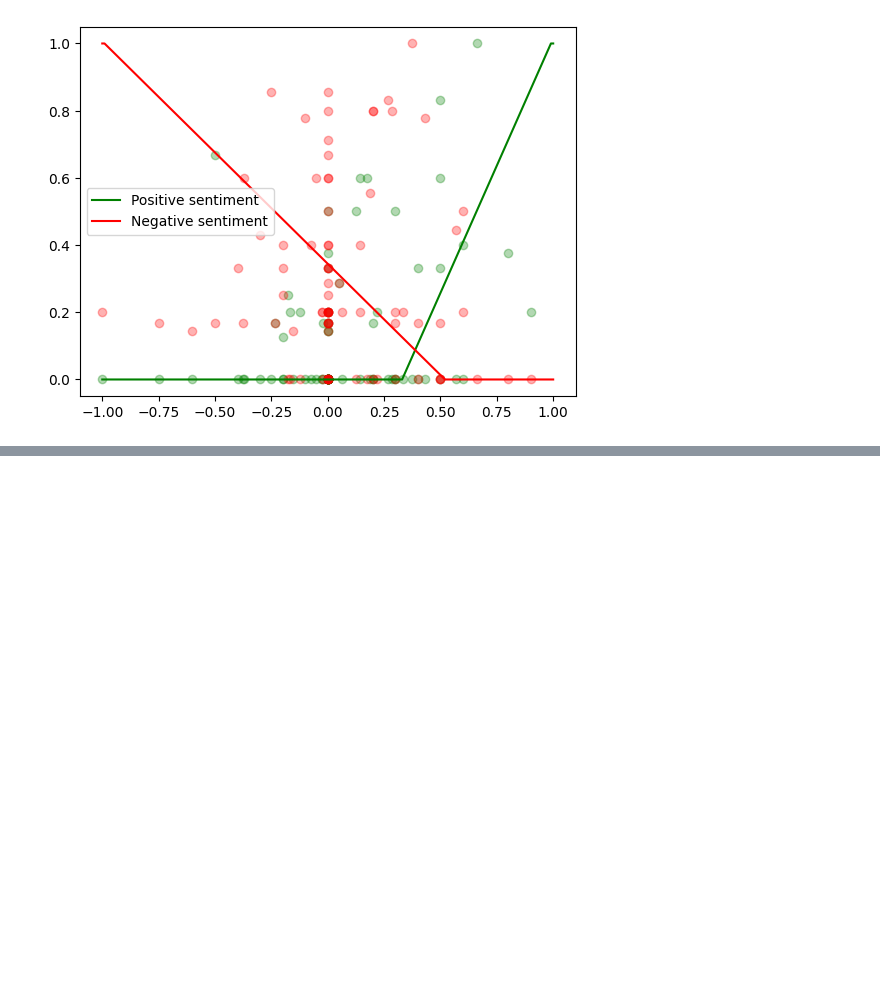
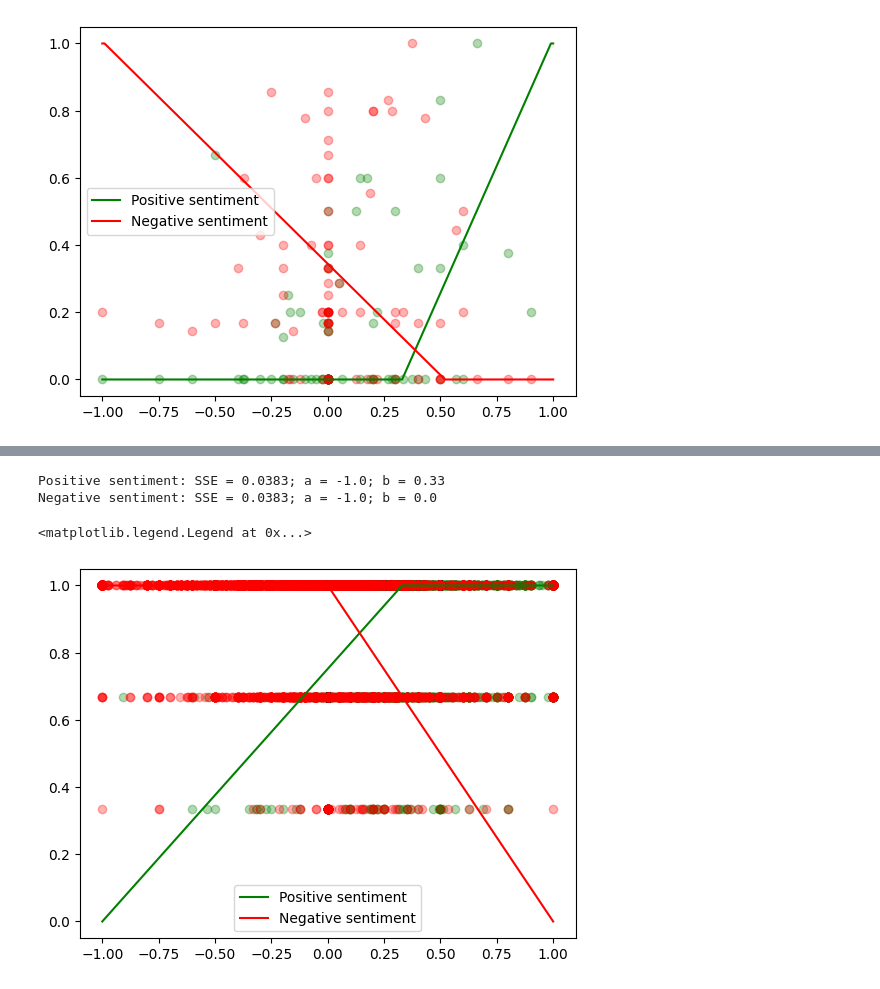
Before and after one commit to msvana/dissertation, a Jupyter notebook: notebooks/nuclear_energy.ipynb, the cells around one changed output, grey strips where cells are left out. Saved outputs shown, nothing was run; the diff lists cells and outputs as text; code cells hidden in the pictures; blank space fills up the shorter version.

```diff
--- a/notebooks/nuclear_energy.ipynb
+++ b/notebooks/nuclear_energy.ipynb
@@ -106,3 +106,8 @@ plt.legend()
 # %% [output]
 <matplotlib.legend.Legend at 0x...>
 [figure]
+# %%
+df_airlines = pd.read_csv('../datasets/airlines.csv', encoding_errors='ignore', delimiter=';')
+df_airlines = df_airlines[['airline_sentiment', 'airline_sentiment_confidence', 'Sla sentimentu', 'text']]
+df_airlines = df_airlines.rename(columns={'Sla sentimentu': 'sentiment_strength'})
+df_airlines.head()
@@ -108,0 +121,3 @@ plt.legend()
+# %%
+strength_max = df_airlines['sentiment_strength'].max()
+strength_max
@@ -108,0 +126,5 @@ plt.legend()
+# %%
+df_airlines['sentiment_strength_normalized'] = df_airlines['sentiment_strength'].apply(lambda x: x / strength_max)
+df_airlines['polarity'] = [tb.TextBlob(t).sentiment.polarity if type(t) == str else None for t in df_airlines['text']]
+df_airlines = df_airlines.dropna()
+df_airlines.head()
@@ -108,0 +138,20 @@ plt.legend()
+# %%
+df_airlines_positive = df_airlines[df_airlines['airline_sentiment'] == 'positive']
+sse_pos_airlines, fn_pos_airlines = find_best(df_airlines_positive['polarity'].values, df_airlines_positive['airline_sentiment_confidence'].values)
+print(f'Positive sentiment: SSE = {sse_pos_airlines:.4f}; a = {fn_pos_airlines[0]}; b = {fn_pos_airlines[1]}')
+
+df_airlines_negative = df_airlines[df_airlines['airline_sentiment'] == 'negative']
+sse_neg_airlines, fn_neg_airlines = find_best(df_airlines_negative['polarity'].values * -1, df_airlines_negative['airline_sentiment_confidence'].values)
+print(f'Negative sentiment: SSE = {sse_pos_airlines:.4f}; a = {fn_neg_airlines[0]}; b = {fn_neg_airlines[1]}')
+# %% [output]
+Positive sentiment: SSE = 0.0383; a = -1.0; b = 0.33
+Negative sentiment: SSE = 0.0383; a = -1.0; b = 0.0
+# %%
+plt.plot([-1, fn_pos_airlines[0], fn_pos_airlines[1], 1], [0, 0, 1, 1], color='green', label='Positive sentiment')
+plt.plot([-1, -1 * fn_neg_airlines[1], -1 * fn_neg_airlines[0], 1], [1, 1, 0, 0], color='red', label='Negative sentiment')
+plt.scatter(df_airlines_positive['polarity'], df_airlines_positive['sentiment_strength_normalized'], color='green', alpha=0.3)
+plt.scatter(df_airlines_negative['polarity'], df_airlines_negative['sentiment_strength_normalized'], color='red', alpha=0.3)
+plt.legend()
+# %% [output]
+<matplotlib.legend.Legend at 0x...>
+[figure, added]
```
Also changed, not shown: parts of 7 cells of this notebook, 13 other files.
